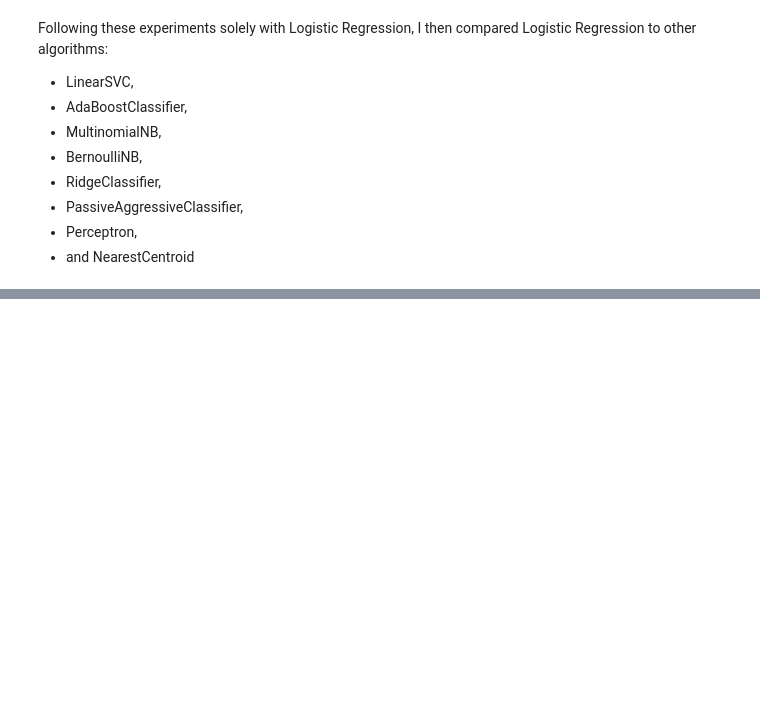
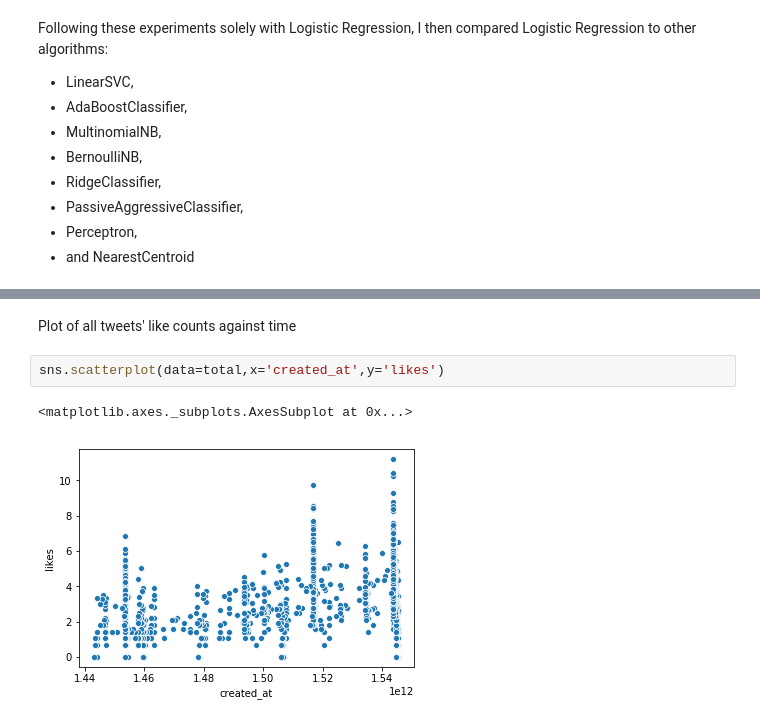
Before and after one commit to hrc27/Disaster_Project, a Jupyter notebook: Disaster_Project_Cleaned.ipynb, the cells around one changed output, grey strips where cells are left out. Saved outputs shown, nothing was run; the diff lists cells and outputs as text; blank space fills up the shorter version.

```diff
--- a/Disaster_Project_Cleaned.ipynb
+++ b/Disaster_Project_Cleaned.ipynb
@@ -69,0 +472,7 @@ Following these experiments solely with Logistic Regression, I then compared Log
+# %% [markdown]
+Plot of all tweets' like counts against time
+# %%
+sns.scatterplot(data=total,x='created_at',y='likes')
+# %% [output]
+<matplotlib.axes._subplots.AxesSubplot at 0x...>
+[figure, added]
```
Also changed, not shown: parts of 160 cells of this notebook.
